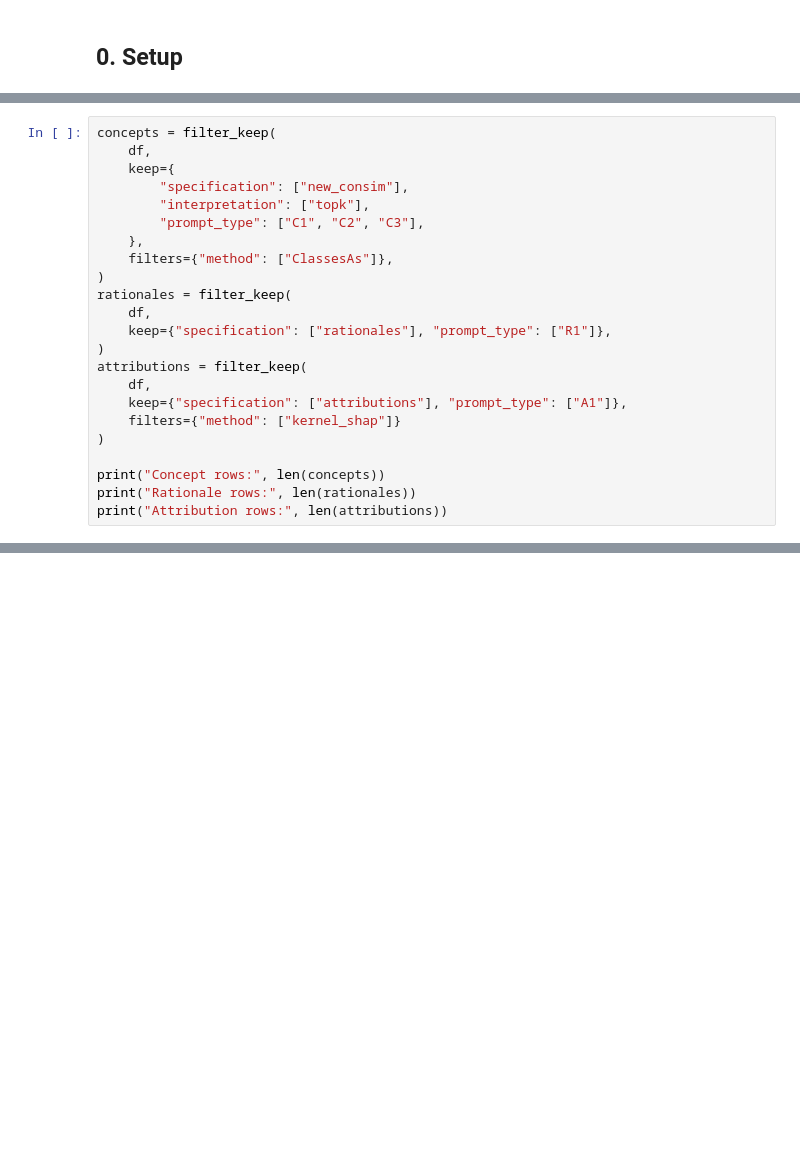
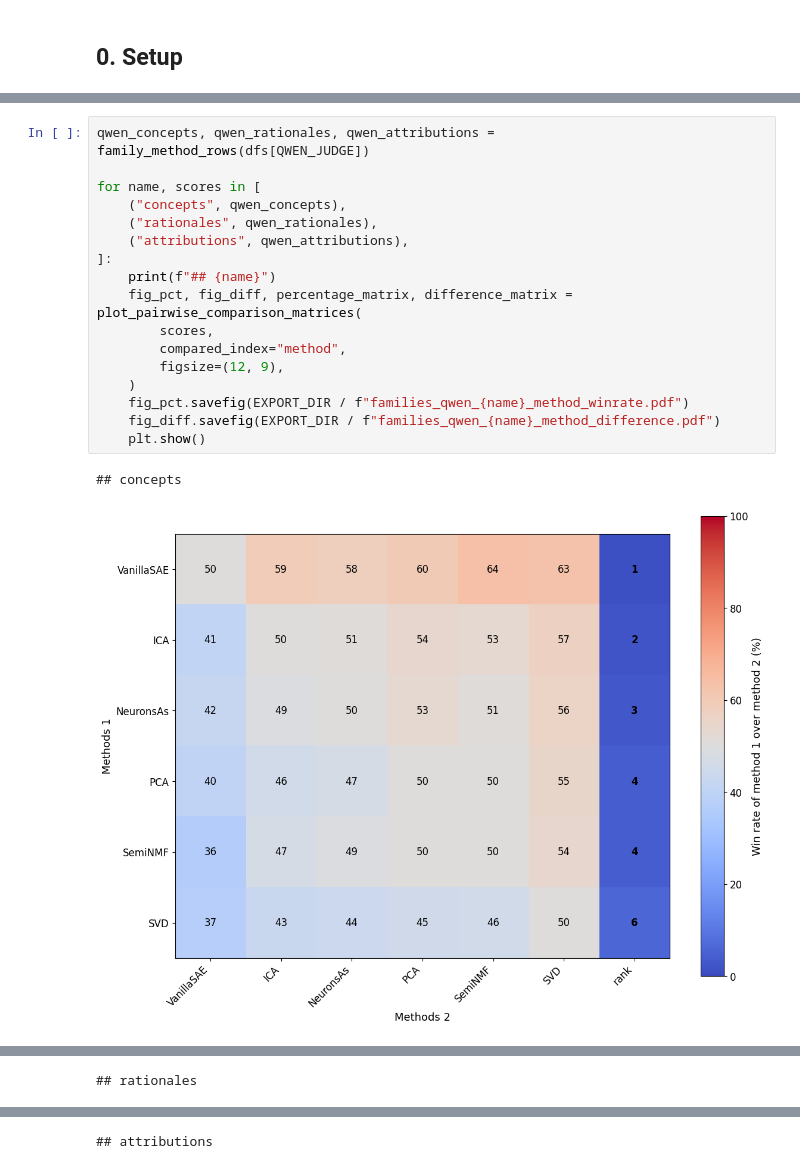
Before and after one commit to AntoninPoche/simulatability_shortcut, a Jupyter notebook: notebooks/5_compare_families.ipynb, the cells around one changed output, grey strips where cells are left out. Saved outputs shown, nothing was run; the diff lists cells and outputs as text; blank space fills up the shorter version.

```diff
--- a/notebooks/5_compare_families.ipynb
+++ b/notebooks/5_compare_families.ipynb
@@ -59,23 +80,0 @@ Concepts use `new_consim` and `topk`; `ClassesAs` is excluded because it is a co
-# %%
-concepts = filter_keep(
-    df,
-    keep={
-        "specification": ["new_consim"],
-        "interpretation": ["topk"],
-        "prompt_type": ["C1", "C2", "C3"],
-    },
-    filters={"method": ["ClassesAs"]},
-)
-rationales = filter_keep(
-    df,
-    keep={"specification": ["rationales"], "prompt_type": ["R1"]},
-)
-attributions = filter_keep(
-    df,
-    keep={"specification": ["attributions"], "prompt_type": ["A1"]},
-    filters={"method": ["kernel_shap"]}
-)
-
-print("Concept rows:", len(concepts))
-print("Rationale rows:", len(rationales))
-print("Attribution rows:", len(attributions))
@@ -215,0 +173,20 @@ allow_list
+# %%
+qwen_concepts, qwen_rationales, qwen_attributions = family_method_rows(dfs[QWEN_JUDGE])
+
+for name, scores in [
+    ("concepts", qwen_concepts),
+    ("rationales", qwen_rationales),
+    ("attributions", qwen_attributions),
+]:
+    print(f"## {name}")
+    fig_pct, fig_diff, percentage_matrix, difference_matrix = plot_pairwise_comparison_matrices(
+        scores,
+        compared_index="method",
+        figsize=(12, 9),
+    )
+    fig_pct.savefig(EXPORT_DIR / f"families_qwen_{name}_method_winrate.pdf")
+    fig_diff.savefig(EXPORT_DIR / f"families_qwen_{name}_method_difference.pdf")
+    plt.show()
+# %% [output]
+## concepts
+[figure, added]
@@ -215,0 +194 @@ allow_list
+## rationales
@@ -215,0 +197 @@ allow_list
+## attributions
```
Also changed, not shown: parts of 25 cells of this notebook, 1 other file.
